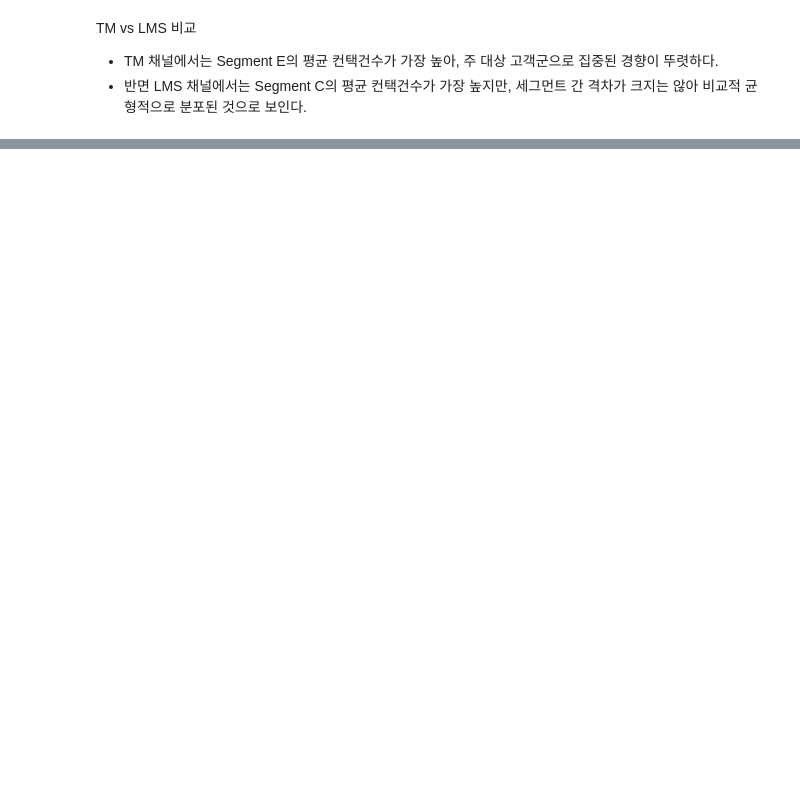
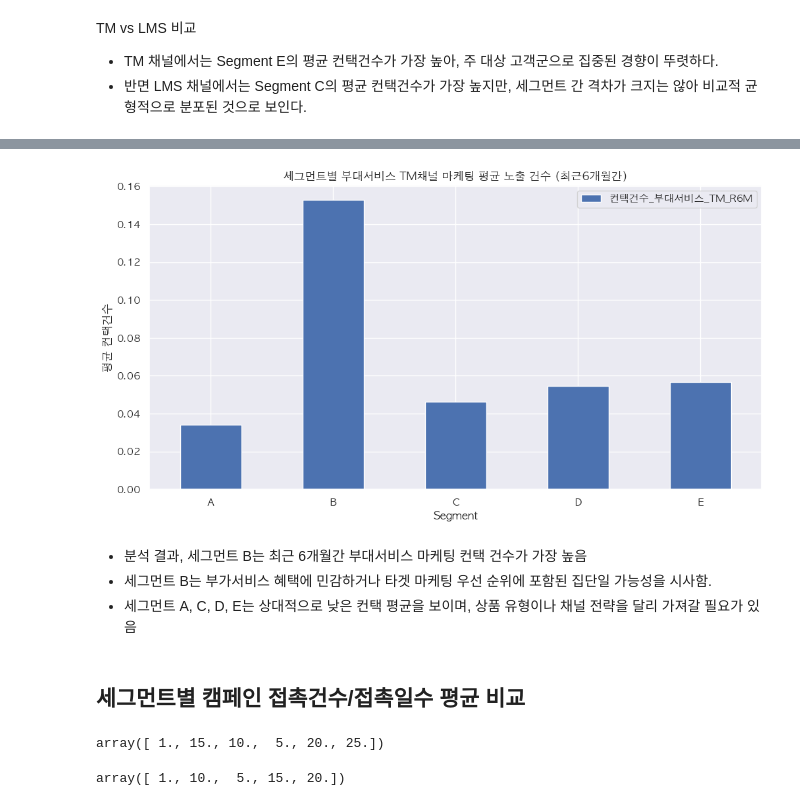
Before and after one commit to smileehahyun/final_project, a Jupyter notebook: 07_마케팅 정보_EDA.ipynb, the cells around one changed output, grey strips where cells are left out. Saved outputs shown, nothing was run; the diff lists cells and outputs as text; code cells hidden in the pictures; blank space fills up the shorter version.

```diff
--- a/07_마케팅 정보_EDA.ipynb
+++ b/07_마케팅 정보_EDA.ipynb
@@ -287,0 +365,24 @@ Index(['기준년월', 'ID', '컨택건수_카드론_TM_B0M', '컨택건수_리
+# %%
+import matplotlib.pyplot as plt
+
+df.groupby('Segment')[['컨택건수_부대서비스_TM_R6M']].mean().plot(kind='bar')
+plt.title("세그먼트별 부대서비스 TM채널 마케팅 평균 노출 건수 (최근6개월간)")
+plt.ylabel("평균 컨택건수")
+plt.xticks(rotation=0)
+plt.show()
+# %% [output]
+[figure, added]
+# %% [markdown]
+- 분석 결과, 세그먼트 B는 최근 6개월간 부대서비스 마케팅 컨택 건수가 가장 높음
+- 세그먼트 B는 부가서비스 혜택에 민감하거나 타겟 마케팅 우선 순위에 포함된 집단일 가능성을 시사함.
+- 세그먼트 A, C, D, E는 상대적으로 낮은 컨택 평균을 보이며, 상품 유형이나 채널 전략을 달리 가져갈 필요가 있음
+# %% [markdown]
+## 세그먼트별 캠페인 접촉건수/접촉일수 평균 비교
+# %%
+df['캠페인접촉건수_R12M'].unique()
+# %% [output]
+array([ 1., 15., 10.,  5., 20., 25.])
+# %%
+df['캠페인접촉일수_R12M'].unique()
+# %% [output]
+array([ 1., 10.,  5., 15., 20.])
```
Also changed, not shown: parts of 35 cells of this notebook.
